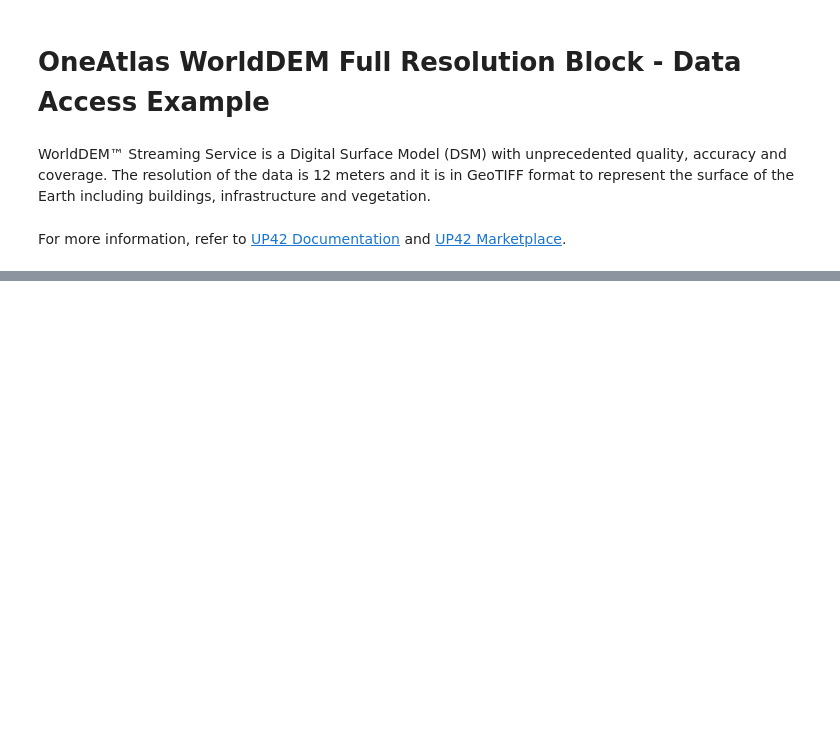
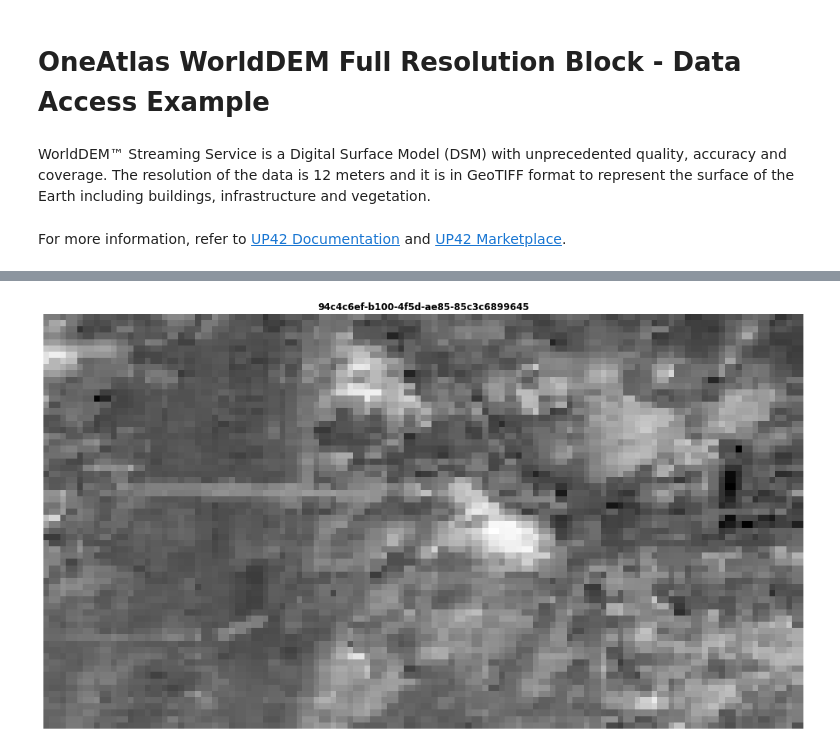
Before and after one commit to up42/up42-py, a Jupyter notebook: examples/data-block-examples/oneatlas-worlddem-12m-example.ipynb, the cells around one changed output, grey strips where cells are left out. Drawn from its saved outputs; the diff is of its cells as text; code cells hidden in the pictures; blank space fills up the shorter version.

```diff
--- a/examples/data-block-examples/oneatlas-worlddem-12m-example.ipynb
+++ b/examples/data-block-examples/oneatlas-worlddem-12m-example.ipynb
@@ -110,0 +111,4 @@ job.download_results("results")
+# %%
+job.plot_results(bands=[1])
+# %% [output]
+[figure, added]
```
Also changed, not shown: parts of 7 cells of this notebook.
